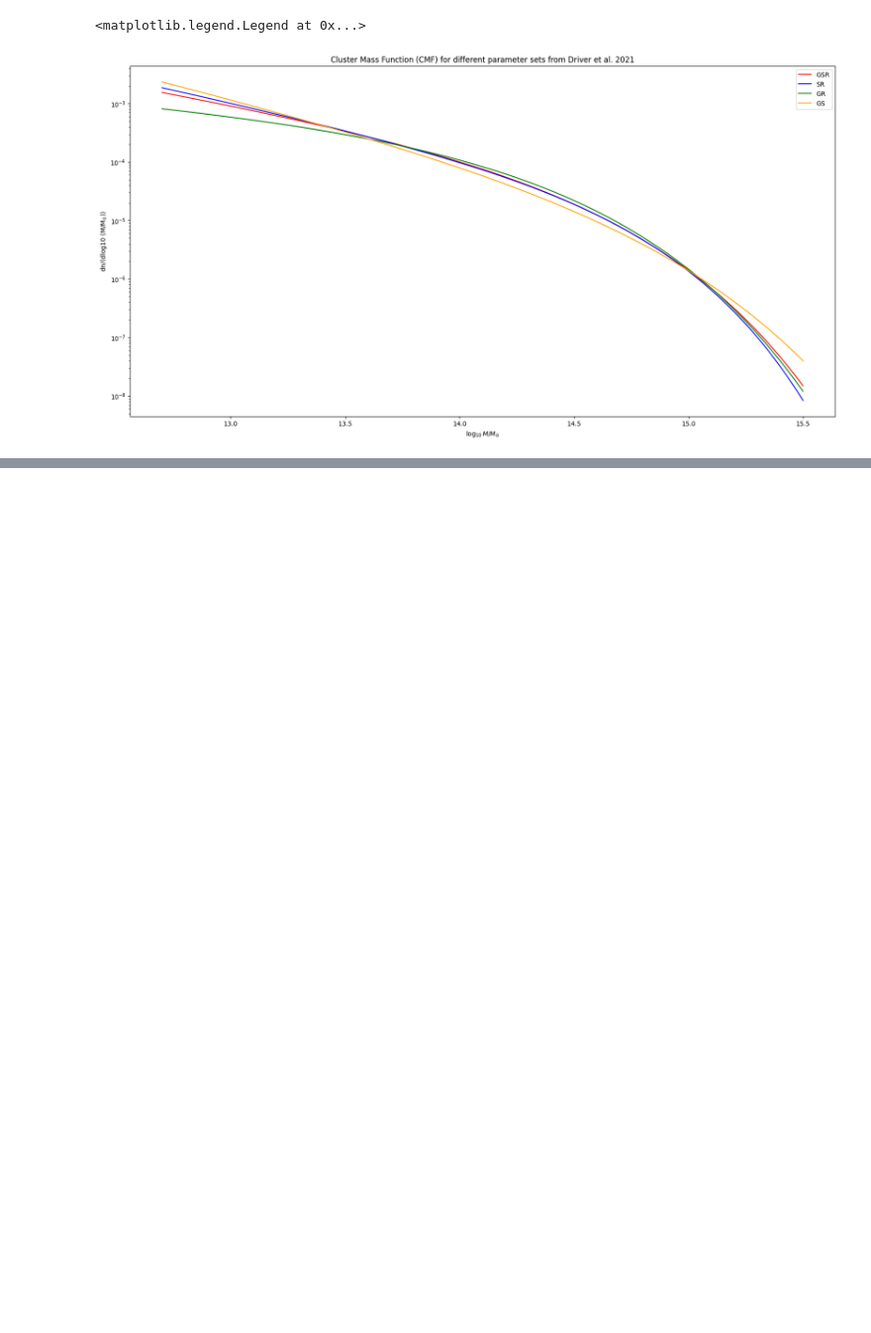
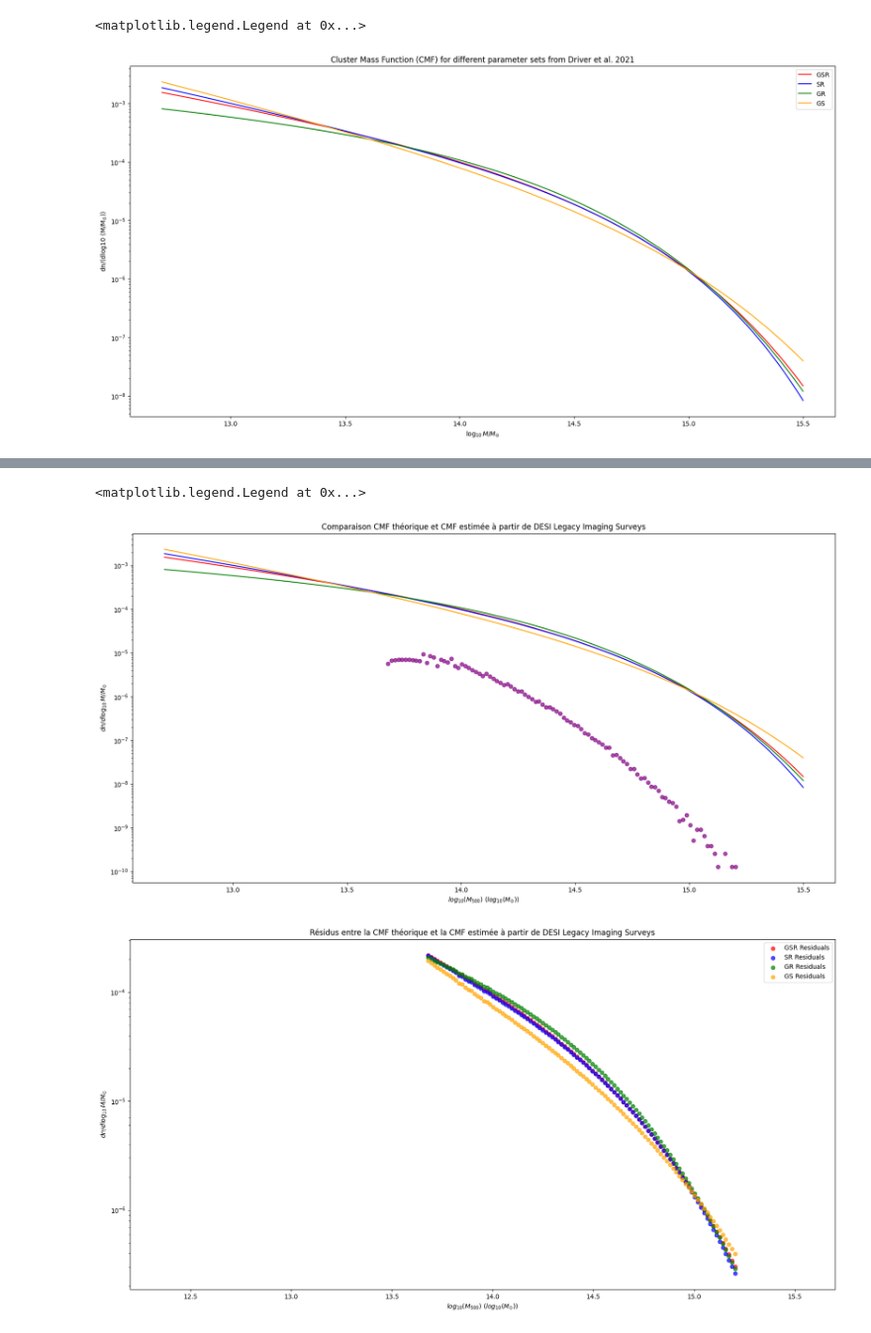
Before and after one commit to EmileD123/M2_Internship_clusters_cross_X_optical, a Jupyter notebook: caracterisation selection effects/modélisation_CMF.ipynb, the cells around one changed output, grey strips where cells are left out. Shown at 99% size. Drawn from its saved outputs; the diff is of its cells as text; code cells hidden in the pictures; blank space fills up the shorter version.

```diff
--- a/caracterisation selection effects/modélisation_CMF.ipynb
+++ b/caracterisation selection effects/modélisation_CMF.ipynb
@@ -210,0 +315,45 @@ N_GSR =  6.049  millions d'amas
+# %%
+# Mpc ^-3 dex -1
+
+# ATTENTION : On n'a pas pris en compte l'évolution en fonction du redshift, ni la masse de référence utilisée pour la fonction MRP (M500 ou autre chose ? → je n'arrive pas à trouver dans les papiers pour l'instant)
+
+fig1 = plt.figure(figsize=(20, 10))
+
+plt.plot(log10_M_Msun, CMF_GSR, label='GSR', color='red')
+plt.plot(log10_M_Msun, CMF_SR, label='SR', color='blue')
+plt.plot(log10_M_Msun, CMF_GR, label='GR', color='green')
+plt.plot(log10_M_Msun, CMF_GS, label='GS', color='orange')
+
+plt.scatter(bin_centers, n_DESI_Legacy, color='purple', label='DESI Legacy Imaging Surveys', alpha=0.7)
+
+plt.xlabel(r'$log_{10}(M_{500})$ ($log_{10}(M_{\odot})$)')
+plt.ylabel(r'$dn / d\log_{10} M / M_{\odot}$')
+plt.yscale('log')
+plt.title('Comparaison CMF théorique et CMF estimée à partir de DESI Legacy Imaging Surveys')
+
+
+residuals_GSR = np.abs(CMF_GSR_func(bin_centers) - n_DESI_Legacy)
+residuals_SR = np.abs(CMF_SR_func(bin_centers) - n_DESI_Legacy)
+residuals_GR = np.abs(CMF_GR_func(bin_centers) - n_DESI_Legacy)
+residuals_GS = np.abs(CMF_GS_func(bin_centers) - n_DESI_Legacy)
+
+
+fig2 = plt.figure(figsize=(20, 10))
+plt.scatter(bin_centers, residuals_GSR, color='red', label='GSR Residuals', alpha=0.7)
+plt.scatter(bin_centers, residuals_SR, color='blue', label='SR Residuals', alpha=0.7)
+plt.scatter(bin_centers, residuals_GR, color='green', label='GR Residuals', alpha=0.7)
+plt.scatter(bin_centers, residuals_GS, color='orange', label='GS Residuals', alpha=0.7)
+plt.xlim(12.2, 15.7)
+plt.yscale('log')
+
+plt.xlabel(r'$log_{10}(M_{500})$ ($log_{10}(M_{\odot})$)')
+plt.ylabel(r'$dn / d\log_{10} M / M_{\odot}$')
+
+
+plt.title('Résidus entre la CMF théorique et la CMF estimée à partir de DESI Legacy Imaging Surveys')
+
+plt.legend()
+# %% [output]
+<matplotlib.legend.Legend at 0x...>
+[figure, added]
+[figure, added]
```
Also changed, not shown: parts of 23 cells of this notebook, 5 other files.
